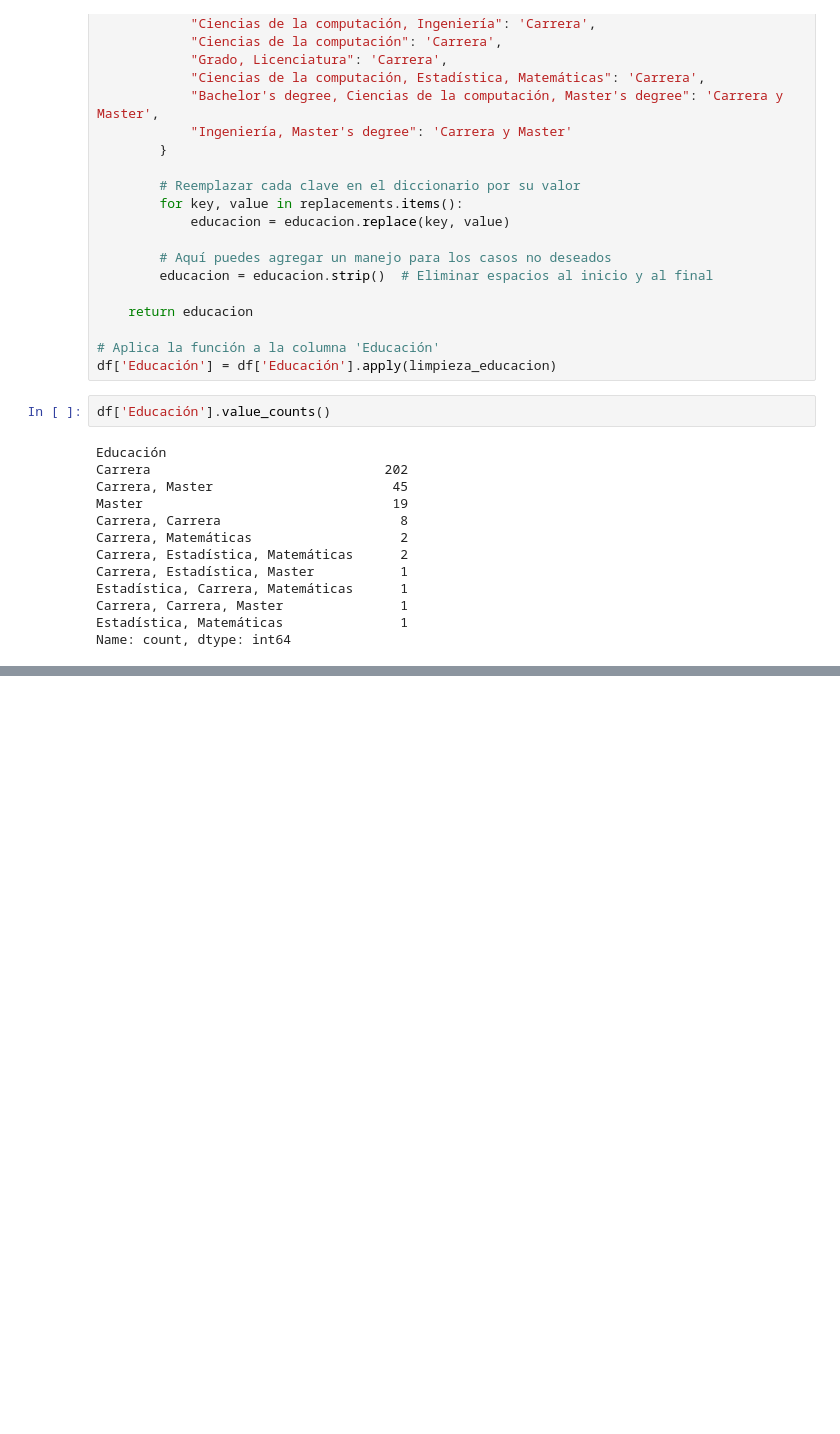
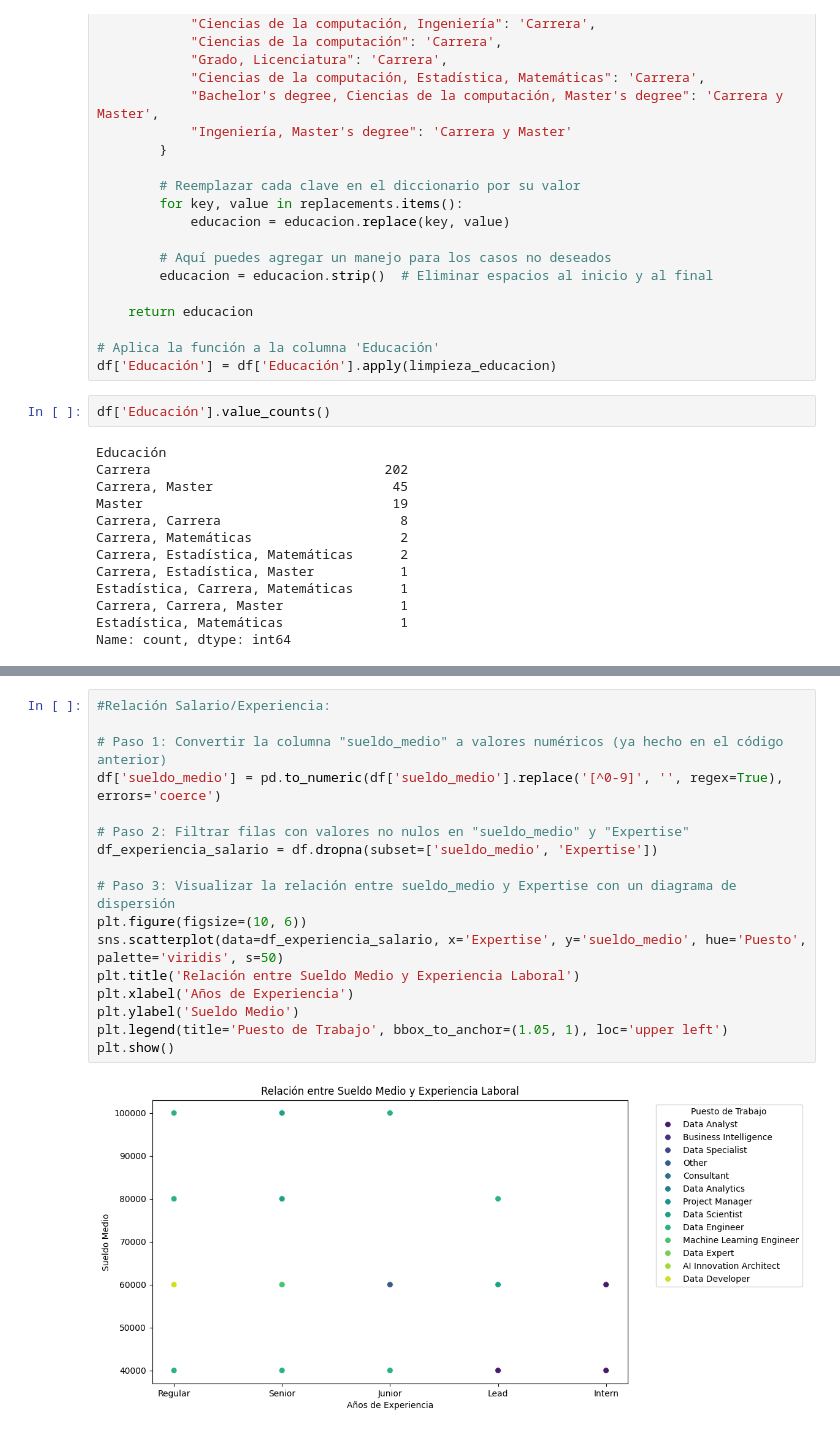
Before and after one commit to PabloContreras45/Proyecto-empleo, a Jupyter notebook: 03.empleo_analisis.ipynb, the cells around one changed output, grey strips where cells are left out. Drawn from its saved outputs; the diff is of its cells as text; blank space fills up the shorter version.

```diff
--- a/03.empleo_analisis.ipynb
+++ b/03.empleo_analisis.ipynb
@@ -308,0 +418,19 @@ Name: count, dtype: int64
+# %%
+#Relación Salario/Experiencia:
+
+# Paso 1: Convertir la columna "sueldo_medio" a valores numéricos (ya hecho en el código anterior)
+df['sueldo_medio'] = pd.to_numeric(df['sueldo_medio'].replace('[^0-9]', '', regex=True), errors='coerce')
+
+# Paso 2: Filtrar filas con valores no nulos en "sueldo_medio" y "Expertise"
+df_experiencia_salario = df.dropna(subset=['sueldo_medio', 'Expertise'])
+
+# Paso 3: Visualizar la relación entre sueldo_medio y Expertise con un diagrama de dispersión
+plt.figure(figsize=(10, 6))
+sns.scatterplot(data=df_experiencia_salario, x='Expertise', y='sueldo_medio', hue='Puesto', palette='viridis', s=50)
+plt.title('Relación entre Sueldo Medio y Experiencia Laboral')
+plt.xlabel('Años de Experiencia')
+plt.ylabel('Sueldo Medio')
+plt.legend(title='Puesto de Trabajo', bbox_to_anchor=(1.05, 1), loc='upper left')
+plt.show()
+# %% [output]
+[figure, added]
```
Also changed, not shown: parts of 8 cells of this notebook.
